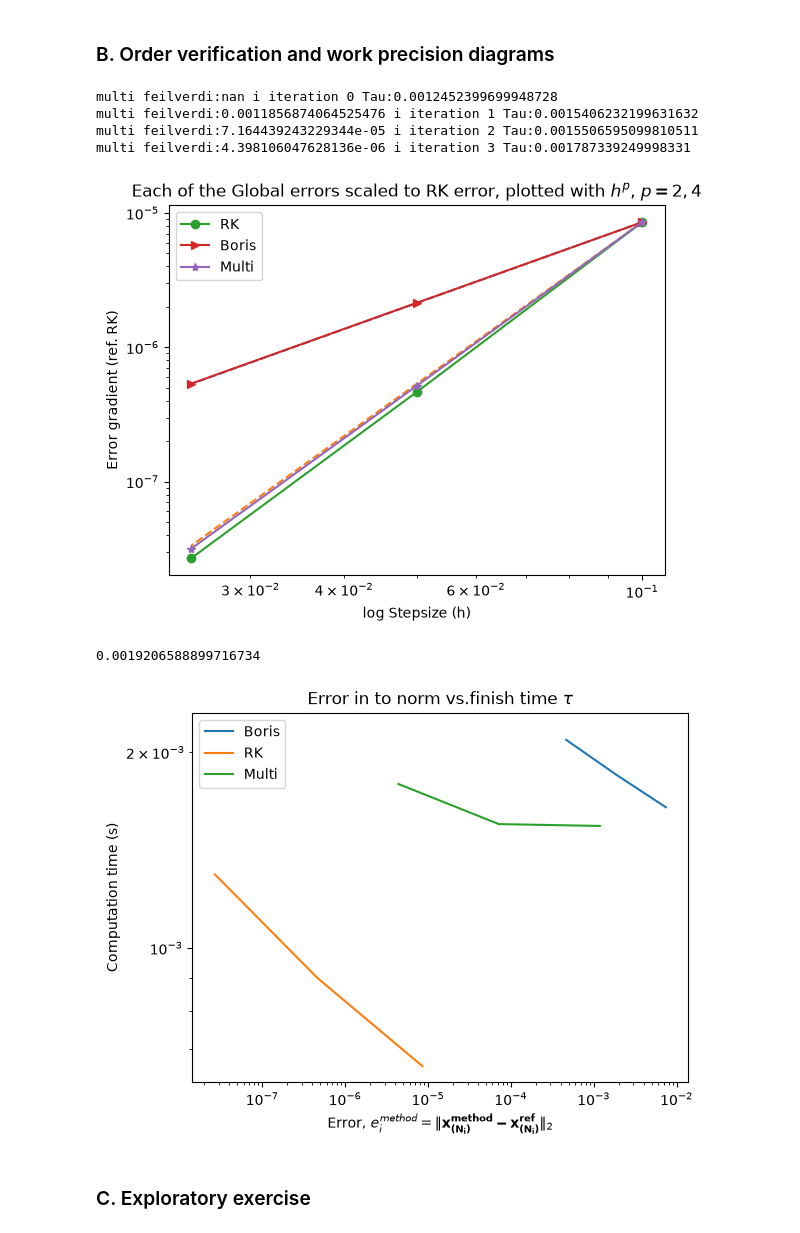
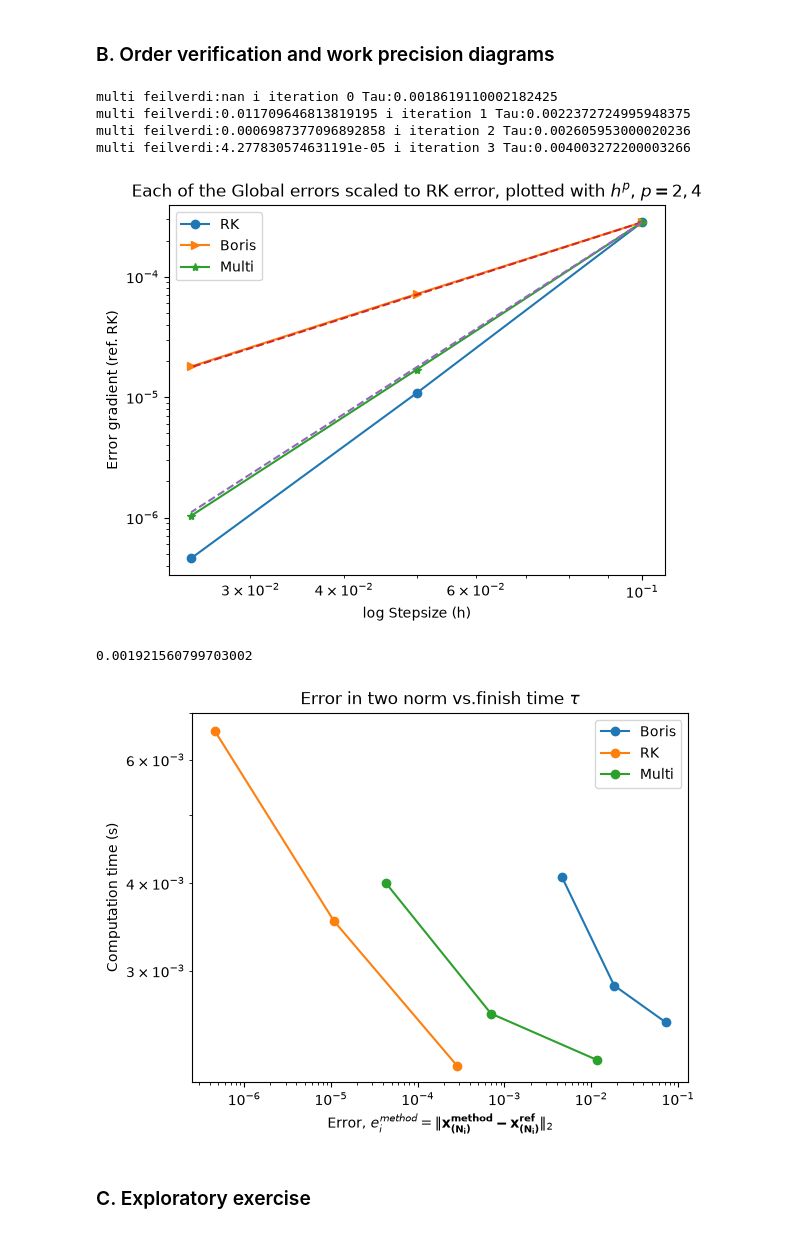
Before and after one commit to einaraarnaes/Project_2_TMA4215, a Jupyter notebook: report.ipynb, the cells around one changed output. Saved outputs shown, nothing was run; the diff lists cells and outputs as text; code cells hidden in the pictures.

Commit message:
Minor changes and comments, 10x the T for the work precision diagram

```diff
--- a/report.ipynb
+++ b/report.ipynb
@@ -524,8 +531,8 @@ from time import perf_counter
 #Making stepsize and number of steps
 h = 0.1
 h_i = np.array([1,h,h/2,h/4])
-T = 100
-n_rep = 10000
+T = 1000
+n_rep = 1000
 # %%
 #Time taking 2D
 
@@ -554,6 +561,8 @@ for i, value in enumerate(h_i):
     t_2D_RK, x_2D_RK, v_2D_RK = RK_4(x_0_2D, v_0_2D, T, value, B_2D, div_U_2D)
     t_2D_multi, x_2D_multi, v_2D_multi = multistep(x_0_2D, v_0_2D, T, value, A_2D, div_U_2D)
 
+
+    #To get better estimates of running time we do the calculations 1000 times and get the mean later.
     start_Boris = perf_counter()
     for j in range(n_rep):
         t_2D_boris, x_2D_boris, v_2D_boris = Boris_Method(x_0_2D, v_0_2D, T, value, B_2D, div_U_2D)
@@ -572,7 +581,7 @@ for i, value in enumerate(h_i):
         jax.block_until_ready(x_2D_multi)
     stopp_multi = perf_counter()
 
-
+    #Taking the error from the last call
     x_boris_final = np.array(x_2D_boris[-1]).flatten()
     x_RK_final = np.array(x_2D_RK[-1]).flatten()
     x_multi_final = np.array(x_2D_multi[-1]).flatten()
@@ -581,12 +590,12 @@ for i, value in enumerate(h_i):
     error_RK = np.linalg.norm(x_RK_final-x_ref_final,ord=2)
     error_multi = np.linalg.norm(x_multi_final-x_ref_final,ord=2)
 
-    #Calculations
-
+    #Calculations of means
     pi_boris_2D = (stopp_Boris-start_Boris)/n_rep
     pi_RK_2D = (stopp_RK-start_RK)/n_rep
     pi_multi_2D = (stopp_multi-start_multi)/n_rep
 
+    #Append to lists for plotting
     pi_i_Boris_2D = np.append(pi_i_Boris_2D,pi_boris_2D)
     pi_i_RK_2D = np.append(pi_i_RK_2D,pi_RK_2D)
     pi_i_multi_2D = np.append(pi_i_multi_2D,pi_multi_2D)
@@ -597,12 +606,12 @@ for i, value in enumerate(h_i):
     e_i_multi_2D = np.append(e_i_multi_2D,error_multi)
     print(f"multi feilverdi:{error_multi} i iteration {i} Tau:{pi_multi_2D}")
 # %% [output]
-multi feilverdi:nan i iteration 0 Tau:0.0012452399699948728
-multi feilverdi:0.0011856874064525476 i iteration 1 Tau:0.0015406232199631632
-multi feilverdi:7.164439243229344e-05 i iteration 2 Tau:0.0015506595099810511
-multi feilverdi:4.398106047628136e-06 i iteration 3 Tau:0.001787339249998331
+multi feilverdi:nan i iteration 0 Tau:0.0018619110002182425
+multi feilverdi:0.011709646813819195 i iteration 1 Tau:0.0022372724995948375
+multi feilverdi:0.0006987377096892858 i iteration 2 Tau:0.002605953000020236
+multi feilverdi:4.277830574631191e-05 i iteration 3 Tau:0.004003272200003266
 # %%
-#plotting of RK method
+#plotting of all methods normed to last value of RK routine
 ref_h2_RK = e_i_RK_2D[1]*(h_i/h_i[1])**2
 ref_h4_RK = e_i_RK_2D[1]*(h_i/h_i[1])**4
 
@@ -611,33 +620,33 @@ e_ref_RK_multi = e_i_RK_2D[1]*(e_i_multi_2D/e_i_multi_2D[1])
 
 plt.figure()
 plt.title(r"Each of the Global errors scaled to RK error, plotted with $h^p$, $p={2,4}$")
-plt.loglog(h_i[1:],ref_h2_RK[1:], "--")
-plt.loglog(h_i[1:],ref_h4_RK[1:],"--")
 plt.loglog(h_i[1:],e_i_RK_2D[1:], "o", label="RK", linestyle = "-")
 plt.loglog(h_i[1:],e_ref_RK_Boris[1:], ">", label="Boris", linestyle = "-")
 plt.loglog(h_i[1:],e_ref_RK_multi[1:], "*",label="Multi", linestyle = "-")
+plt.loglog(h_i[1:],ref_h2_RK[1:], "--")
+plt.loglog(h_i[1:],ref_h4_RK[1:],"--")
 plt.xlabel("log Stepsize (h)")
 plt.ylabel("Error gradient (ref. RK)")
 plt.legend()
 plt.show()
 # %% [output]
-[figure, old version]
+[figure, new version]
 # %%
 #Work precition diagram
 print(pi_i_Boris_2D[0])
 plt.figure()
-plt.title(r"Error in to norm vs.finish time $\tau$")
+plt.title(r"Error in two norm vs.finish time $\tau$")
 plt.xlabel(r"Error, $e_i^{method} = \|\mathbf{x_{(N_i)}^{method}-x_{(N_i)}^{ref}}\|_2$")
 plt.ylabel("Computation time (s)")
-plt.loglog(e_i_Boris_2D[1:],pi_i_Boris_2D[1:], label = "Boris")
-plt.loglog(e_i_RK_2D[1:],pi_i_RK_2D[1:], label = "RK")
-plt.loglog(e_i_multi_2D[1:],pi_i_multi_2D[1:], label = "Multi")
-plt.ylim(None,0.0023)
+plt.loglog(e_i_Boris_2D[1:],pi_i_Boris_2D[1:],"o", label = "Boris", linestyle = "-")
+plt.loglog(e_i_RK_2D[1:],pi_i_RK_2D[1:],"o", label = "RK", linestyle = "-")
+plt.loglog(e_i_multi_2D[1:],pi_i_multi_2D[1:],"o", label = "Multi", linestyle = "-")
+plt.ylim(None,0.007)
 plt.legend()
 plt.show()
 # %% [output]
-0.0019206588899716734
+0.001921560799703002
-[figure, old version]
+[figure, new version]
 # %% [markdown]
 ### C. Exploratory exercise
 # %% [markdown]
```
Also changed, not shown: parts of 1 cell of this notebook.
